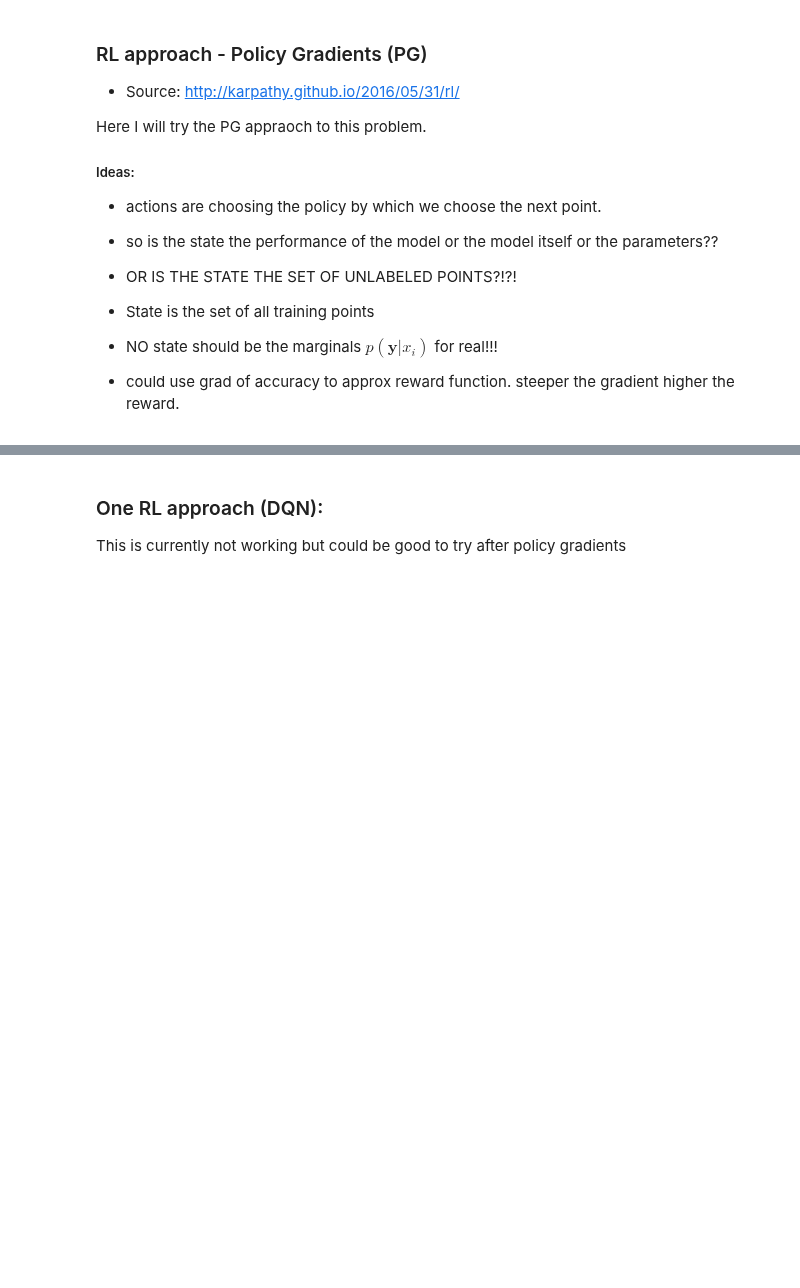
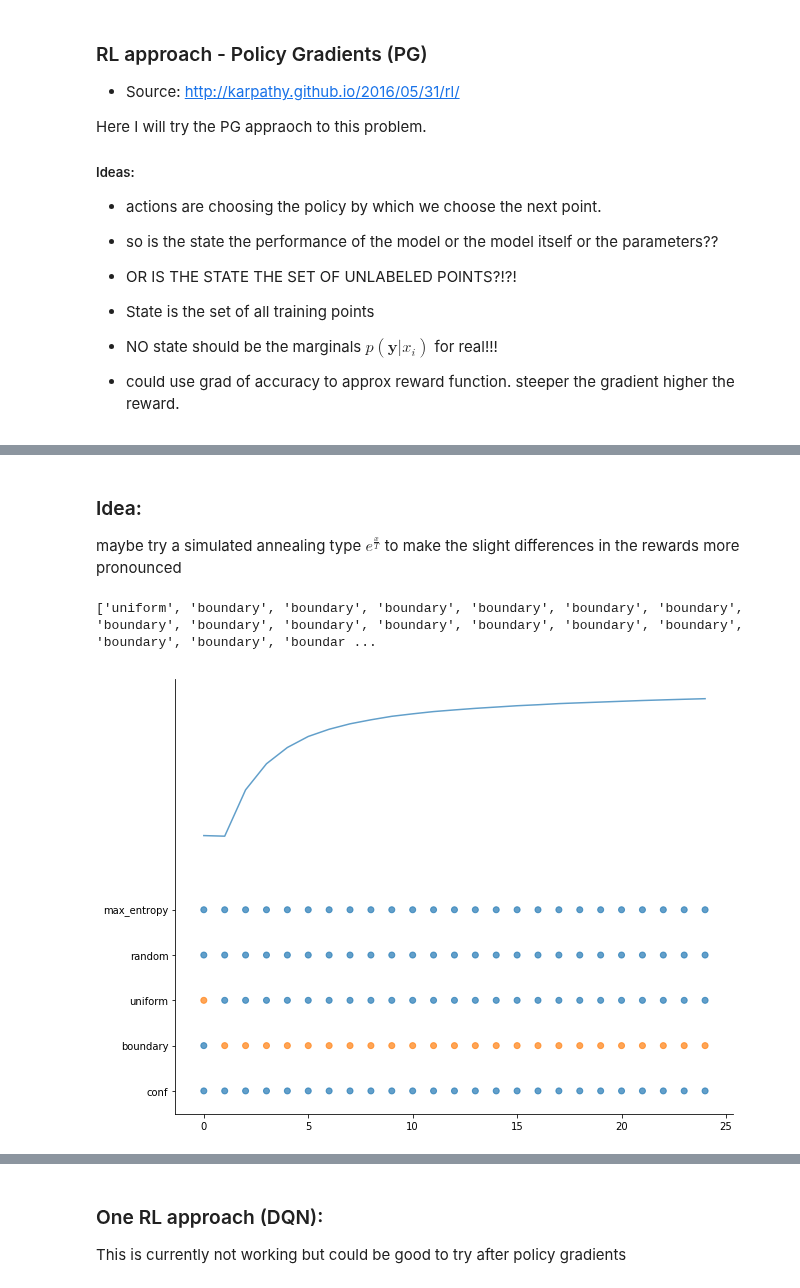
Before and after one commit to dsondak/pavlos_research, a Jupyter notebook: notebooks/2.0_reinforcement_learn_policy.ipynb, the cells around one changed output, grey strips where cells are left out. Saved outputs shown, nothing was run; the diff lists cells and outputs as text; code cells hidden in the pictures; blank space fills up the shorter version.

```diff
--- a/notebooks/2.0_reinforcement_learn_policy.ipynb
+++ b/notebooks/2.0_reinforcement_learn_policy.ipynb
@@ -78,6 +78,20 @@ class CNN(nn.Module):
         x = self.fc2(x)
         return F.log_softmax(x,dim=1)
 # %%
+al = imp.reload(al)
+viz = imp.reload(viz)
+########### GLOBAL EXPERIMENT PARAMS ############
+# Epochs of adding additional points
+meta_epochs = 5
+# Epochs per training run
+ept = 5
+# Number of points to start with and add each run
+npoints = 20
+batch_size = 10
+learning_rate = 0.01
+# Number of runs to create a sampling distribution to quantify error
+samp_runs = 2
+
 def try_policy(policy, meta_epochs, ept, npoints, batch_size, learning_rate, samp_runs):
     # general policy test
     try_acc = []
@@ -87,12 +101,14 @@ def try_policy(policy, meta_epochs, ept, npoints, batch_size, learning_rate, sam
         loss_try = nn.NLLLoss()
         optimizer_try = optim.SGD(model_try.parameters(), lr=learning_rate)
         experi = al.ExperiAL(model_try, train_x, train_y, val_x, val_y, loss_try, optimizer_try)
-        _, val_acc = experi.active_learn(policy=policy, epochs_per_train=ept, npoints=npoints, \
-                                            batch_size=batch_size, meta_epochs=meta_epochs)
+        experi.set_params(meta_epochs=5)
+        _, val_acc = experi.active_learn(policy=policy)
         try_acc.append(val_acc)
     print(f'Active Learning with {policy} policy done!')
     return try_acc
 
+# random_acc = try_policy('random', meta_epochs, ept, npoints, batch_size, learning_rate, samp_runs)
+# boundary_acc = try_policy('boundary', meta_epochs, ept, npoints, batch_size, learning_rate, samp_runs)
 # model = logreg(classes=10)
 # loss_func = nn.NLLLoss()
 # optimizer = optim.SGD(model.parameters(), lr=.01)
@@ -154,0 +297,27 @@ arl = AgentRL(4, 128, 5)
+# %% [markdown]
+### Idea:
+
+maybe try a simulated annealing type $e^{\frac{x}{T}}$ to make the slight differences in the rewards more pronounced
+# %%
+
+def viz_rl(pc,ac,idx,alp=0.7):
+    accs = ac.mean(axis=0)
+    me = len(pc[idx])
+    cmap= plt.get_cmap('tab10')
+    labels= ['conf','boundary','uniform','random','max_entropy']
+    plt.figure(figsize=(10,8))
+    plt.scatter(range(me),[10]*me,c=[cmap(1) if i=='conf' else cmap(0) for i in pc[idx]],alpha=alp)
+    plt.scatter(range(me),[10.1]*me,c=[cmap(1) if i=='boundary' else cmap(0) for i in pc[idx]],alpha=alp)
+    plt.scatter(range(me),[10.2]*me,c=[cmap(1) if i=='uniform' else cmap(0) for i in pc[idx]],alpha=alp)
+    plt.scatter(range(me),[10.3]*me,c=[cmap(1) if i=='random' else cmap(0) for i in pc[idx]],alpha=alp)
+    plt.scatter(range(me),[10.4]*me,c=[cmap(1) if i=='max_entropy' else cmap(0) for i in pc[idx]],alpha=alp)
+    plt.yticks([10,10.1,10.2,10.3,10.4], labels, rotation='horizontal')
+    plt.plot(range(me),accs+10,alpha=alp)
+    sns.despine()
+
+ii = 90
+viz_rl(pc,ac,ii)
+print(pc[ii])
+# %% [output]
+['uniform', 'boundary', 'boundary', 'boundary', 'boundary', 'boundary', 'boundary', 'boundary', 'boundary', 'boundary', 'boundary', 'boundary', 'boundary', 'boundary', 'boundary', 'boundary', 'boundar ...
+[figure, added]
```
Also changed, not shown: parts of 3 cells of this notebook, 3 other files.
